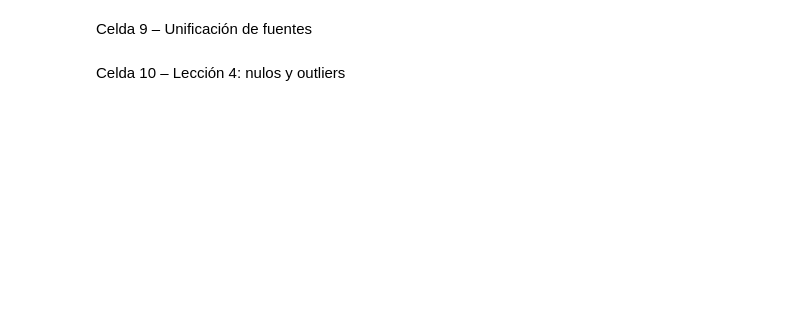
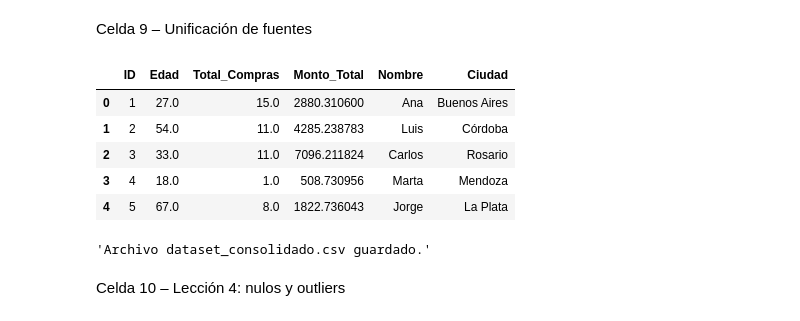
Before and after one commit to yuri19762008/000_ANALISTA-DATOS---TALENTO-DIGITAL, a Jupyter notebook: 002_A3/PROYECTO/datos.ipynb, the cells around one changed output. Saved outputs shown, nothing was run; the diff lists cells and outputs as text; code cells hidden in the pictures; blank space fills up the shorter version.

```diff
--- a/002_A3/PROYECTO/datos.ipynb
+++ b/002_A3/PROYECTO/datos.ipynb
@@ -121,19 +212,27 @@ Celda 9 – Unificación de fuentes
 # %%
 # 4. Unificar fuentes de datos
 
 df_ecom_csv["ID"] = df_ecom_csv["ID"].astype(int)
 df_base["ID"] = df_base["ID"].astype(int)
 
 df_unificado = pd.merge(
     df_base,
     df_ecom_csv[["ID", "Nombre", "Ciudad"]],
     on="ID",
     how="left"
 )
 
 display(df_unificado.head())
-df_unificado.to_csv("dataset_consolidado.csv", index=False)
+df_unificado.to_csv("D:/000_ANALISTA DATOS , TALENTO DIGITAL/002_A3/PROYECTO/dataset_consolidado.csv", index=False)
 "Archivo dataset_consolidado.csv guardado."
+# %% [output]
+|  | ID | Edad | Total_Compras | Monto_Total | Nombre | Ciudad |
+| 0 | 1 | 27.0 | 15.0 | 2880.310600 | Ana | Buenos Aires |
+| 1 | 2 | 54.0 | 11.0 | 4285.238783 | Luis | Córdoba |
+| 2 | 3 | 33.0 | 11.0 | 7096.211824 | Carlos | Rosario |
+| 3 | 4 | 18.0 | 1.0 | 508.730956 | Marta | Mendoza |
+| 4 | 5 | 67.0 | 8.0 | 1822.736043 | Jorge | La Plata |
+'Archivo dataset_consolidado.csv guardado.'
 # %% [markdown]
 Celda 10 – Lección 4: nulos y outliers
 # %%
```
Also changed, not shown: parts of 19 cells of this notebook, 2 other files.
